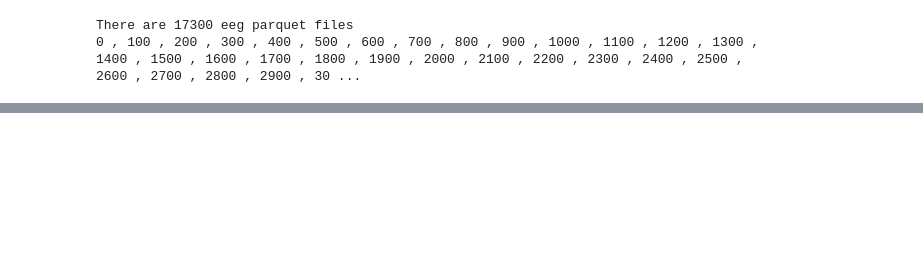
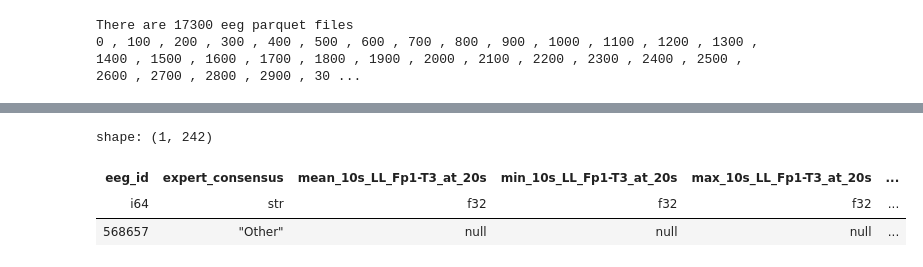
Before and after one commit to takashi-ogino-github/kaggle-hms-harmful-brain-activity-classification, a Jupyter notebook: working/eda-catboost-feature-base.ipynb, the cells around one changed output, grey strips where cells are left out. Cells and saved outputs as stored; diff of their text form; code cells hidden in the pictures; blank space fills up the shorter version.

```diff
--- a/working/eda-catboost-feature-base.ipynb
+++ b/working/eda-catboost-feature-base.ipynb
@@ -193 +260,8 @@ shape: (5, 52)
+# %%
+df_train.filter(pl.col("eeg_id") == 568657)
+# %% [output]
+shape: (1, 242)
+| eeg_id | expert_consensus | mean_10s_LL_Fp1-T3_at_20s | min_10s_LL_Fp1-T3_at_20s | max_10s_LL_Fp1-T3_at_20s | ... |
+| i64 | str | f32 | f32 | f32 | ... |
+| 568657 | "Other" | null | null | null | ... |
 # %%
```
Also changed, not shown: parts of 10 cells of this notebook.
